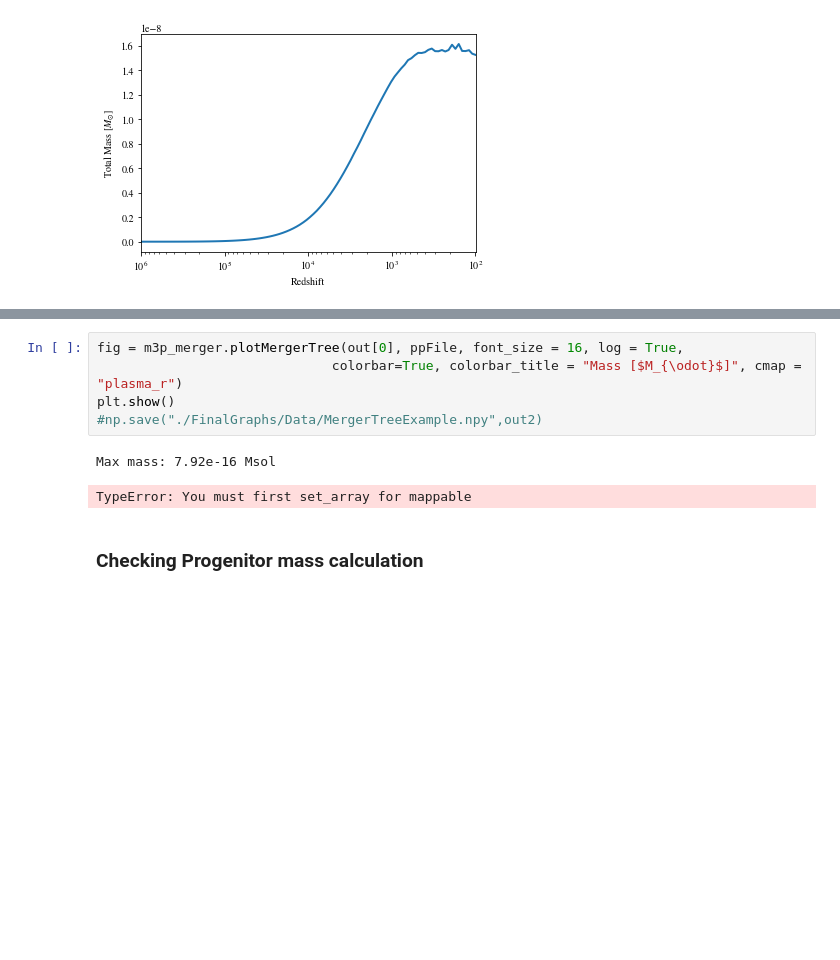
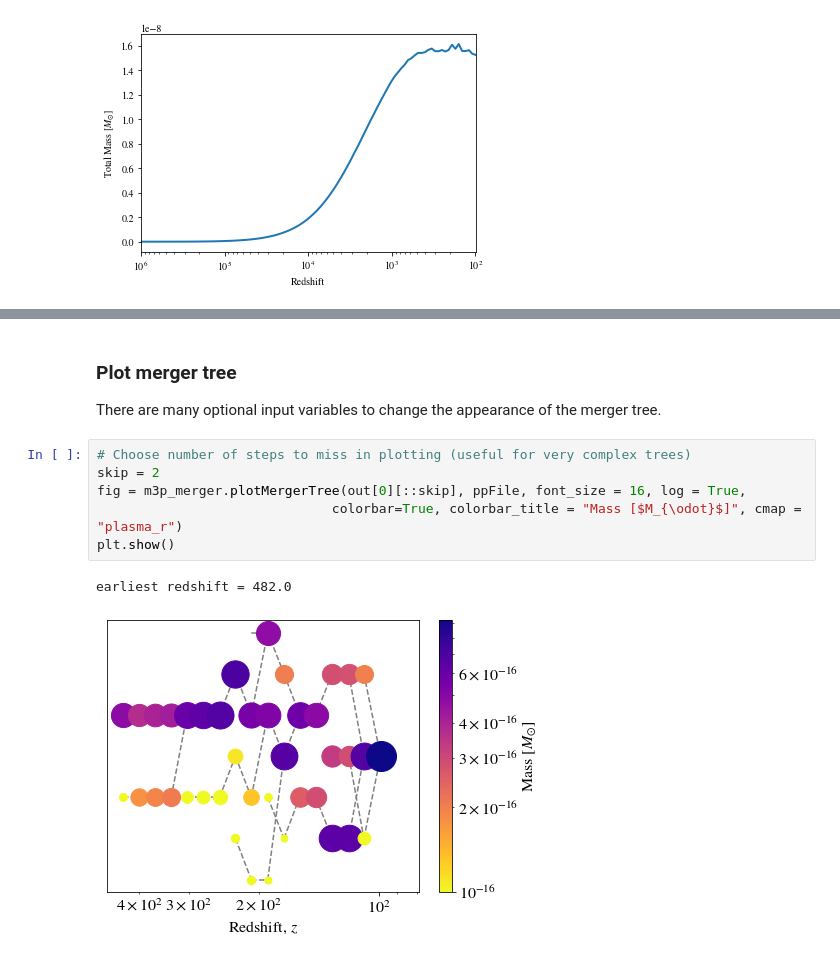
Before and after one commit to David-Ellis/m3p_merger, a Jupyter notebook: MergerTree.ipynb, the cells around one changed output, grey strips where cells are left out. Drawn from its saved outputs; the diff is of its cells as text; blank space fills up the shorter version.

Commit message:
Expanded example notebook and improved function naming

```diff
--- a/MergerTree.ipynb
+++ b/MergerTree.ipynb
@@ -74,10 +81,13 @@ m3p_merger.plotMergerPatches(out[0], ppFile, cmap = "viridis")
+# %% [markdown]
+### Plot merger tree
+
+There are many optional input variables to change the appearance of the merger tree.
 # %%
-fig = m3p_merger.plotMergerTree(out[0], ppFile, font_size = 16, log = True,
+# Choose number of steps to miss in plotting (useful for very complex trees)
+skip = 2
+fig = m3p_merger.plotMergerTree(out[0][::skip], ppFile, font_size = 16, log = True,
                               colorbar=True, colorbar_title = "Mass [$M_{\odot}$]", cmap = "plasma_r")
 plt.show()
-#np.save("./FinalGraphs/Data/MergerTreeExample.npy",out2)
 # %% [output]
-Max mass: 7.92e-16 Msol
+earliest redshift = 482.0
-TypeError: You must first set_array for mappable
+[figure, added]
-# %% [markdown]
-<h3>Checking Progenitor mass calculation</h3>
```
Also changed, not shown: parts of 8 cells of this notebook, 1 other file.
